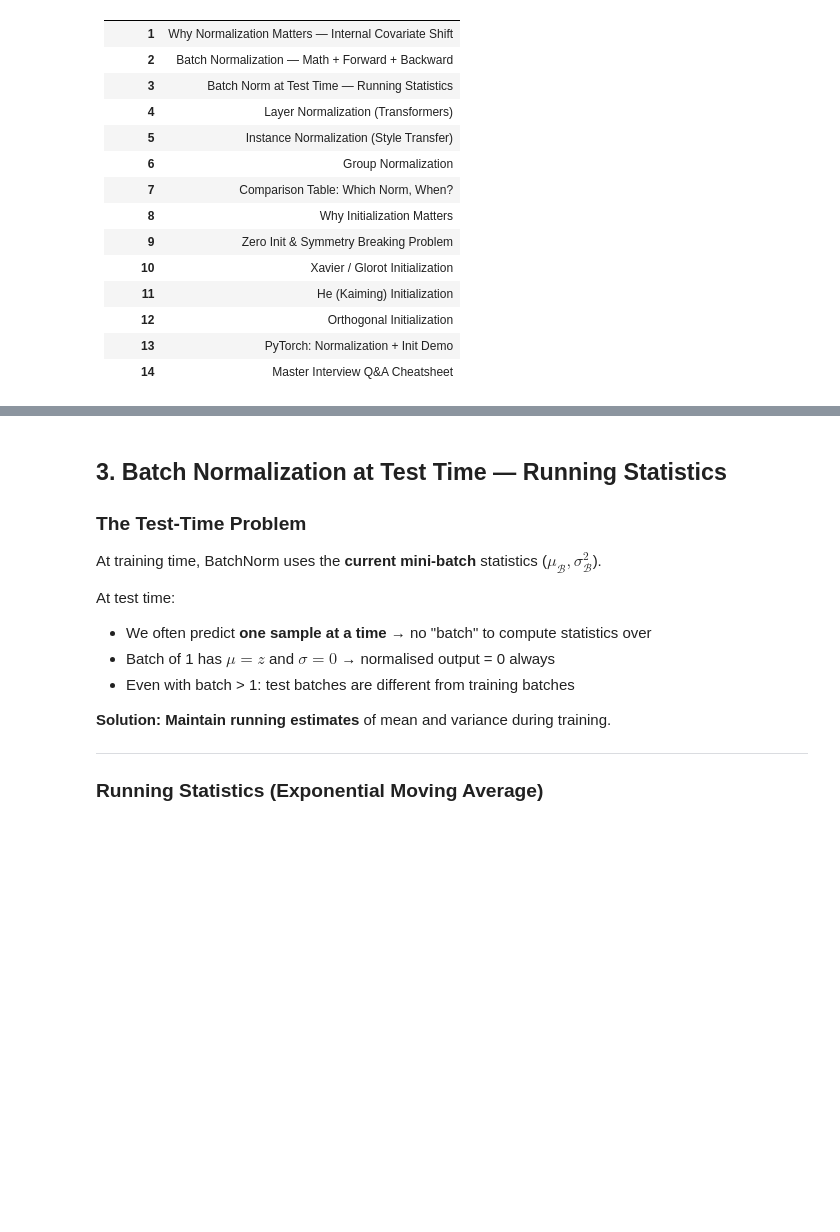
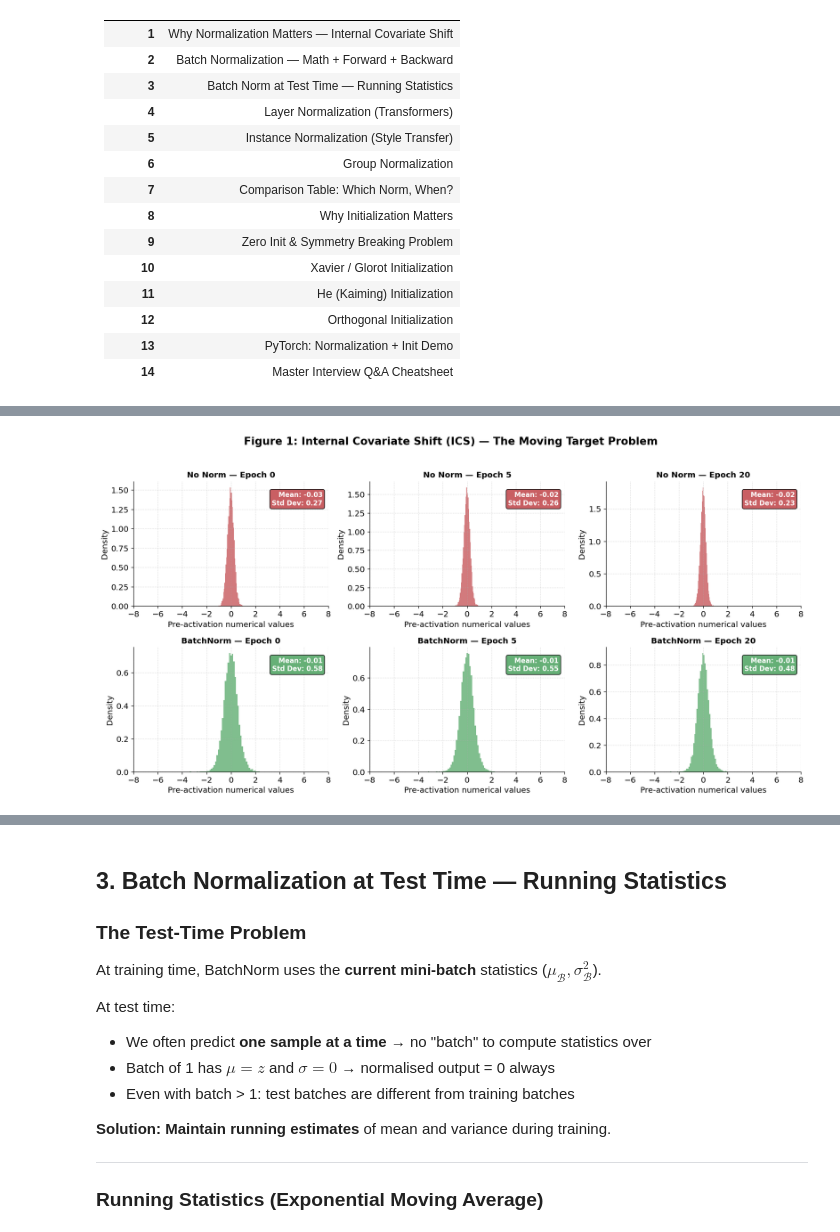
Before and after one commit to Lmalviya/deeplearning, a Jupyter notebook: notes/05_normalization_initialization.ipynb, the cells around one changed output, grey strips where cells are left out. Drawn from its saved outputs; the diff is of its cells as text; code cells hidden in the pictures; blank space fills up the shorter version.

Commit message:
feat: Add comprehensive deep learning notebooks covering NLP, Transformers, LLMs, and foundational topics like optimizers and normalization.

```diff
--- a/notes/05_normalization_initialization.ipynb
+++ b/notes/05_normalization_initialization.ipynb
@@ -88,9 +117,12 @@ The key question: **what do you normalise over?** (batch, sequence length, chann
 # %%
-# Figure 1: Internal Covariate Shift — distribution shift across training
-import torch, torch.nn as nn, numpy as np, matplotlib.pyplot as plt
+# Figure 1: Internal Covariate Shift — Distribution Shifts Without Normalization
+import torch
+import torch.nn as nn
+import numpy as np
+import matplotlib.pyplot as plt
 
-torch.manual_seed(0)
-np.random.seed(0)
+torch.manual_seed(2)
+np.random.seed(2)
 
 # Simulate pre-activation distributions at layer 2 across training steps
 class NoNormNet(nn.Module):
@@ -106,49 +138,61 @@ class BNNet(nn.Module):
         super().__init__()
         self.l1 = nn.Linear(20, 64)
         self.bn = nn.BatchNorm1d(64)
         self.l2 = nn.Linear(64, 64)
     def forward(self, x):
         return self.l2(self.bn(torch.relu(self.l1(x))))
 
-net_no = NoNormNet(); net_bn = BNNet()
+net_no = NoNormNet()
+net_bn = BNNet()
 x_fixed = torch.randn(256, 20)
+# A dummy target for the network to try to learn
+y_target = torch.randn(256, 64) * 2
 
-fig, axes = plt.subplots(2, 3, figsize=(15, 7))
+fig, axes = plt.subplots(2, 3, figsize=(15, 7.5))
 
 snapshots = [0, 5, 20]
-opts = [torch.optim.SGD(net_no.parameters(), lr=0.01),
-        torch.optim.SGD(net_bn.parameters(), lr=0.01)]
+opts = [torch.optim.SGD(net_no.parameters(), lr=0.08),
+        torch.optim.SGD(net_bn.parameters(), lr=0.08)]
+criterion = nn.MSELoss()
 
 for ax_col, step in enumerate(snapshots):
-    # Train a few steps
+    # Train for 'step' number of epochs
     for opt, net in zip(opts, [net_no, net_bn]):
         for _ in range(step):
             opt.zero_grad()
-            y_fake = net(x_fixed).sum()
-            y_fake.backward()
+            out = net(x_fixed)
+            loss = criterion(out, y_target)
+            loss.backward()
             opt.step()
 
-    # Collect layer-2 pre-activation distributions
+    # Collect layer-2 pre-activation distributions manually
     with torch.no_grad():
         acts_no = net_no.l2(torch.relu(net_no.l1(x_fixed))).numpy().flatten()
         acts_bn = net_bn.l2(net_bn.bn(torch.relu(net_bn.l1(x_fixed)))).numpy().flatten()
 
     for ax_row, (acts, title, col) in enumerate([
-        (acts_no, f'No Norm — step {step}', '#C44E52'),
-        (acts_bn, f'BatchNorm — step {step}', '#55A868'),
+        (acts_no, f'No Norm — Epoch {step}', '#C44E52'),
+        (acts_bn, f'BatchNorm — Epoch {step}', '#55A868'),
     ]):
         ax = axes[ax_row][ax_col]
         ax.hist(acts, bins=50, color=col, alpha=0.75, density=True)
-        ax.set_xlim(-6, 6)
-        ax.set_title(title, fontsize=10)
-        ax.set_xlabel('Pre-activation value')
+        ax.set_xlim(-8, 8)
+
+        # Add titles and labels
+        ax.set_title(title, fontsize=12, fontweight='bold')
+        ax.set_xlabel('Pre-activation numerical values')
         ax.set_ylabel('Density')
-        ax.text(0.97, 0.92, f'μ={acts.mean():.2f}
-σ={acts.std():.2f}',
-                transform=ax.transAxes, ha='right', fontsize=9, color=col,
-                bbox=dict(boxstyle='round', facecolor='white', edgecolor=col, alpha=0.8))
 
-plt.suptitle('Figure 1: Internal Covariate Shift — Distribution Shifts Without Normalization',
-             fontsize=13, fontweight='bold')
+        # Fixed multi-line format string with \n
+        stat_text = f"Mean: {acts.mean():.2f}\nStd Dev: {acts.std():.2f}"
+        ax.text(0.97, 0.92, stat_text,
+                transform=ax.transAxes, ha='right', va='top', fontsize=10, color='white', fontweight='bold',
+                bbox=dict(boxstyle='round,pad=0.3', facecolor=col, edgecolor='black', alpha=0.9))
+        ax.grid(True, linestyle=':', alpha=0.6)
+
+plt.suptitle('Figure 1: Internal Covariate Shift (ICS) — The Moving Target Problem',
+             fontsize=16, fontweight='bold', y=1.02)
 plt.tight_layout()
 plt.show()
+# %% [output]
+[figure, added]
```
Also changed, not shown: parts of 31 cells of this notebook, 10 other files.
